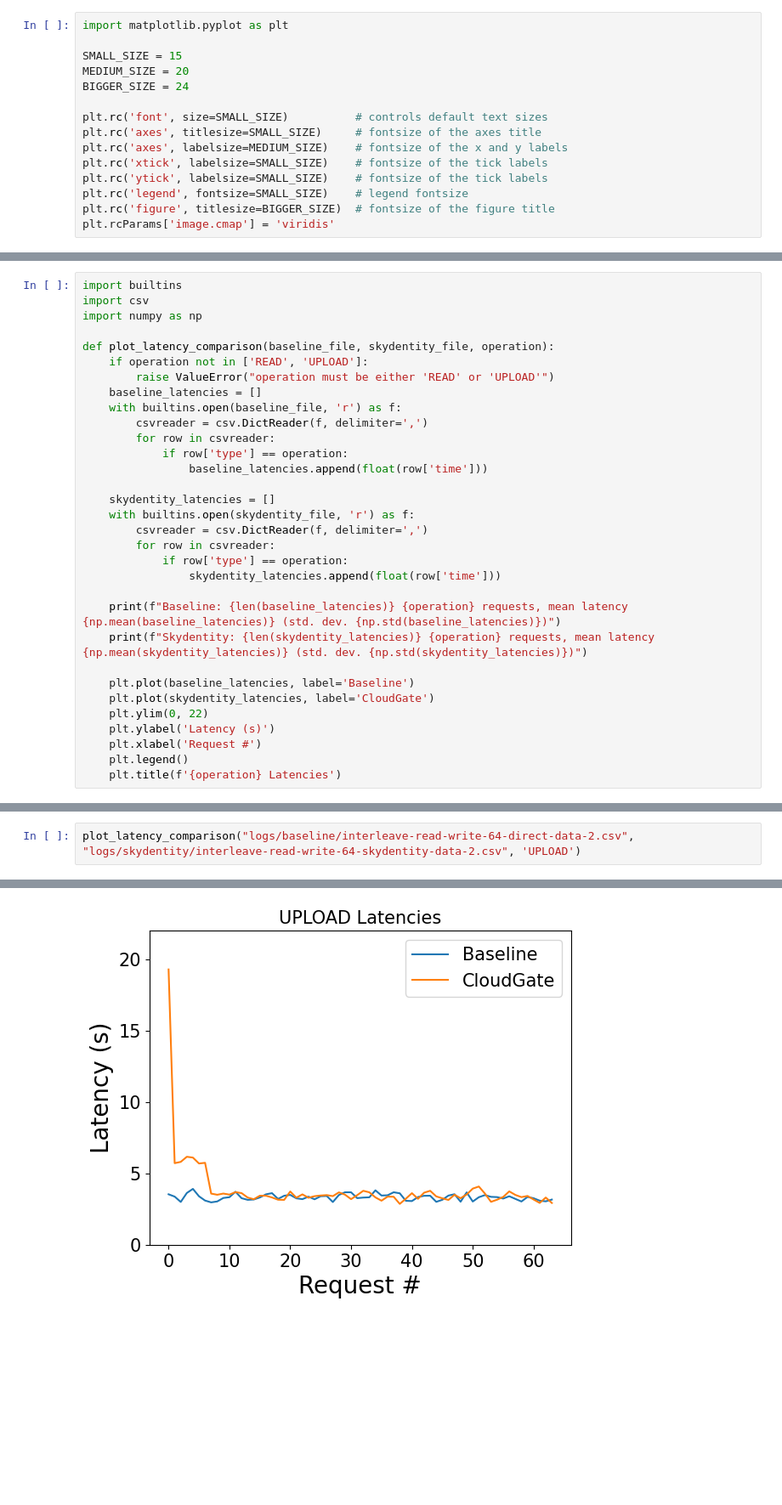
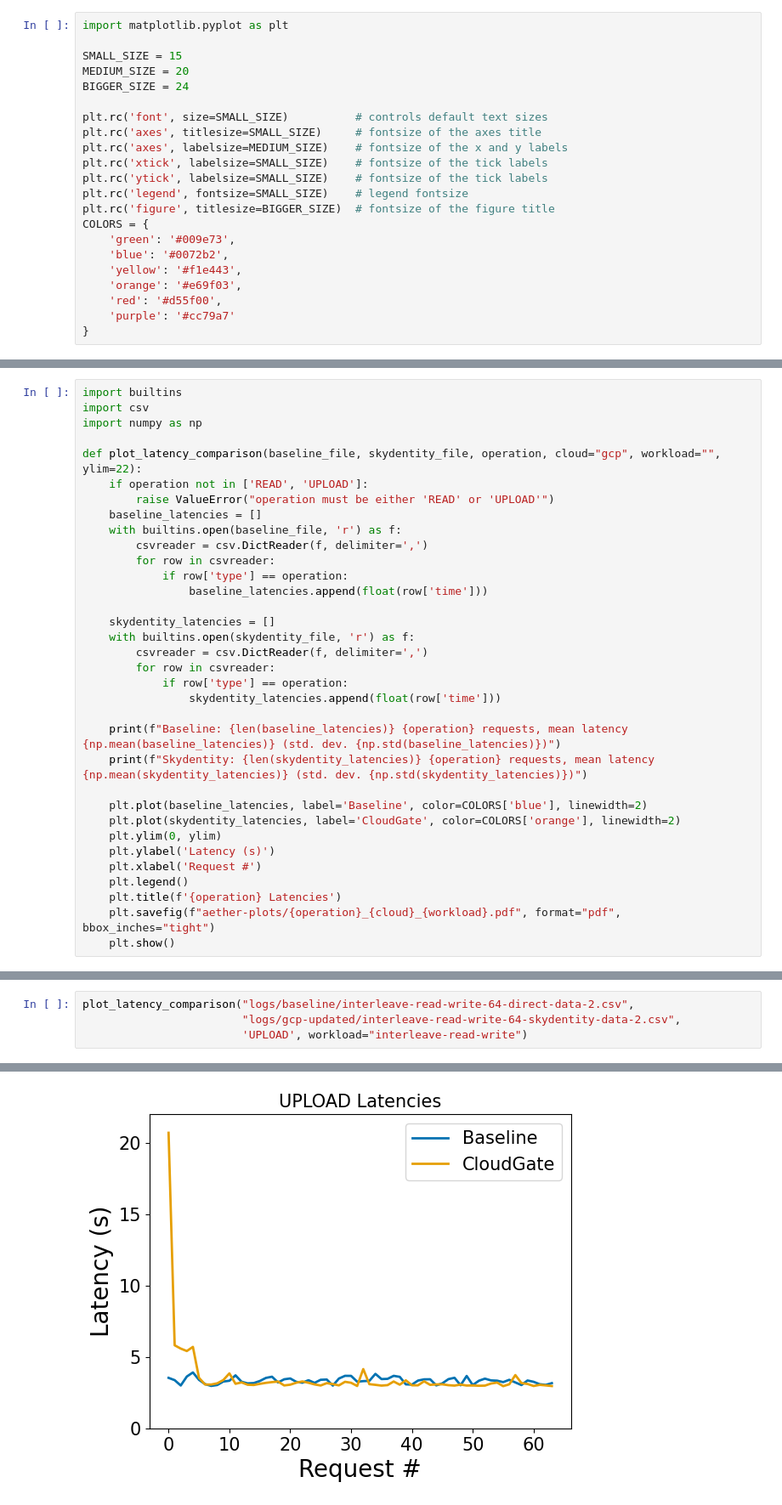
Before and after one commit to samyuyagati/skydentity, a Jupyter notebook: examples/aether/benchmark_graphs.ipynb, the cells around one changed output, grey strips where cells are left out. Shown at 85% size. Drawn from its saved outputs; the diff is of its cells as text; blank space fills up the shorter version.

```diff
--- a/examples/aether/benchmark_graphs.ipynb
+++ b/examples/aether/benchmark_graphs.ipynb
@@ -12,7 +12,14 @@ plt.rc('xtick', labelsize=SMALL_SIZE)    # fontsize of the tick labels
 plt.rc('ytick', labelsize=SMALL_SIZE)    # fontsize of the tick labels
 plt.rc('legend', fontsize=SMALL_SIZE)    # legend fontsize
 plt.rc('figure', titlesize=BIGGER_SIZE)  # fontsize of the figure title
-plt.rcParams['image.cmap'] = 'viridis'
+COLORS = {
+    'green': '#009e73',
+    'blue': '#0072b2',
+    'yellow': '#f1e443',
+    'orange': '#e69f03',
+    'red': '#d55f00',
+    'purple': '#cc79a7'
+}
 # %%
 import builtins
 import csv
@@ -39,7 +46,7 @@ import builtins
 import csv
 import numpy as np
 
-def plot_latency_comparison(baseline_file, skydentity_file, operation):
+def plot_latency_comparison(baseline_file, skydentity_file, operation, cloud="gcp", workload="", ylim=22):
     if operation not in ['READ', 'UPLOAD']:
         raise ValueError("operation must be either 'READ' or 'UPLOAD'")
     baseline_latencies = []
@@ -59,13 +66,15 @@ def plot_latency_comparison(baseline_file, skydentity_file, operation):
     print(f"Baseline: {len(baseline_latencies)} {operation} requests, mean latency {np.mean(baseline_latencies)} (std. dev. {np.std(baseline_latencies)})")
     print(f"Skydentity: {len(skydentity_latencies)} {operation} requests, mean latency {np.mean(skydentity_latencies)} (std. dev. {np.std(skydentity_latencies)})")
 
-    plt.plot(baseline_latencies, label='Baseline')
-    plt.plot(skydentity_latencies, label='CloudGate')
-    plt.ylim(0, 22)
+    plt.plot(baseline_latencies, label='Baseline', color=COLORS['blue'], linewidth=2)
+    plt.plot(skydentity_latencies, label='CloudGate', color=COLORS['orange'], linewidth=2)
+    plt.ylim(0, ylim)
     plt.ylabel('Latency (s)')
     plt.xlabel('Request #')
     plt.legend()
     plt.title(f'{operation} Latencies')
+    plt.savefig(f"aether-plots/{operation}_{cloud}_{workload}.pdf", format="pdf", bbox_inches="tight")
+    plt.show()
 # %%
 plot_latencies("logs/baseline/interleave-buckets-16-direct-data-2.csv")
 # %% [output]
@@ -99,4 +114,6 @@ Skydentity: 64 READ requests, mean latency 2.2634467355937886 (std. dev. 1.76494
 # %%
-plot_latency_comparison("logs/baseline/interleave-read-write-64-direct-data-2.csv", "logs/skydentity/interleave-read-write-64-skydentity-data-2.csv", 'UPLOAD')
+plot_latency_comparison("logs/baseline/interleave-read-write-64-direct-data-2.csv",
+                        "logs/gcp-updated/interleave-read-write-64-skydentity-data-2.csv",
+                        'UPLOAD', workload="interleave-read-write")
 # %% [output]
 Baseline: 64 UPLOAD requests, mean latency 3.3331972145465443 (std. dev. 0.22068016133046164)
@@ -104,4 +121,4 @@ Skydentity: 64 UPLOAD requests, mean latency 3.885693501046944 (std. dev. 2.0816
-[figure, old version]
+[figure, new version]
 # %%
 import builtins
 import csv
```
Also changed, not shown: parts of 15 cells of this notebook, 5 other files.
